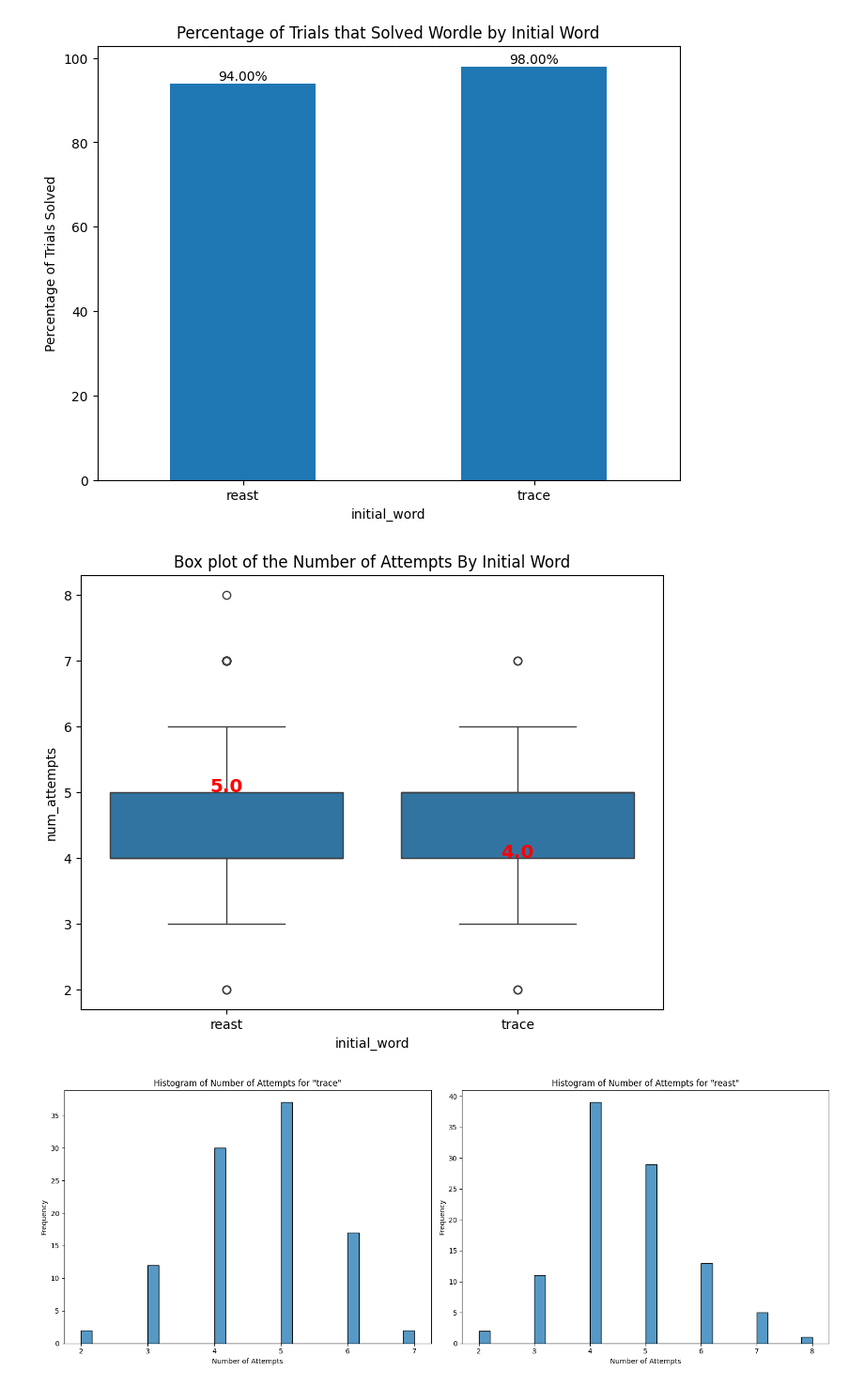
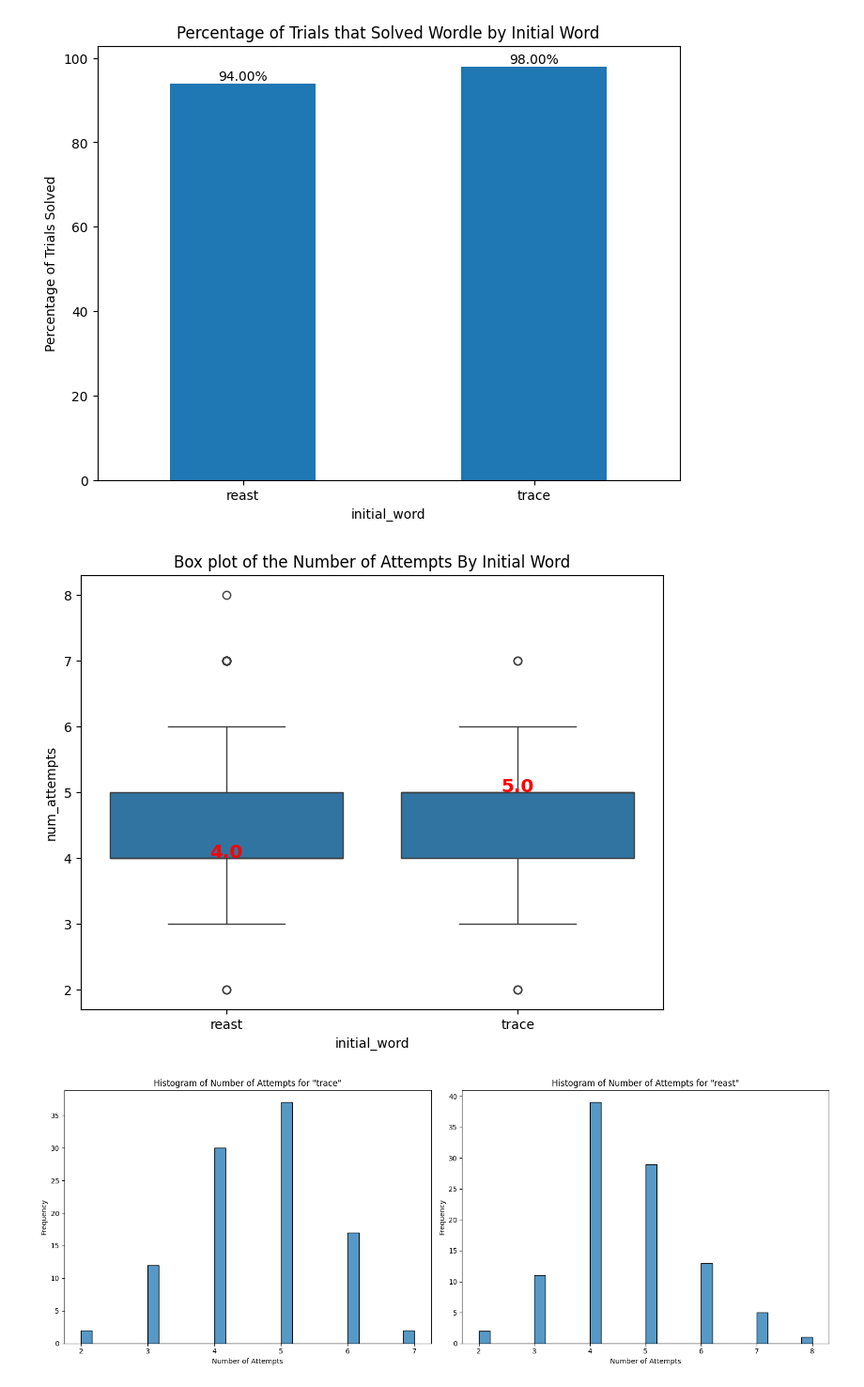
Before and after one commit to jimthompson5802/wordle_solver, a Jupyter notebook: src/experiment_analysis_100_words_reast.ipynb, the cells around one changed output. Shown at 94% size. Saved outputs shown, nothing was run; the diff lists cells and outputs as text; code cells hidden in the pictures.

Commit message:
Updated boxplot_num_attempts_100_words_reast.png image

```diff
--- a/src/experiment_analysis_100_words_reast.ipynb
+++ b/src/experiment_analysis_100_words_reast.ipynb
@@ -75,26 +81,25 @@ plt.show()
 # %%
 import seaborn as sns
 import matplotlib.pyplot as plt
 import numpy as np
 
 # Create a box plot
 plt.figure(figsize=(8, 6))
 box_plot = sns.boxplot(x='initial_word', y='num_attempts', data=df)
 
 medians = df.groupby(['initial_word'])['num_attempts'].median().values
-medians = medians[::-1] # reverse order to match the boxplot order
 median_labels = [str(np.round(s, 2)) for s in medians]
 
 pos = range(len(medians))
 for tick,label in zip(pos,box_plot.get_xticklabels()):
     box_plot.text(pos[tick], medians[tick], median_labels[tick],
             horizontalalignment='center', size='x-large', color='r', weight='semibold')
 
 plt.title('Box plot of the Number of Attempts By Initial Word')
 plt.savefig('../docs/images/boxplot_num_attempts_100_words_reast.png')
 plt.show()
 # %% [output]
-[figure, old version]
+[figure, new version]
 # %%
 # Filter the DataFrame for the initial words "trace" and "reast"
 trace_df = df[df['initial_word'] == 'trace']
```
Also changed, not shown: parts of 2 cells of this notebook, 1 other file.
